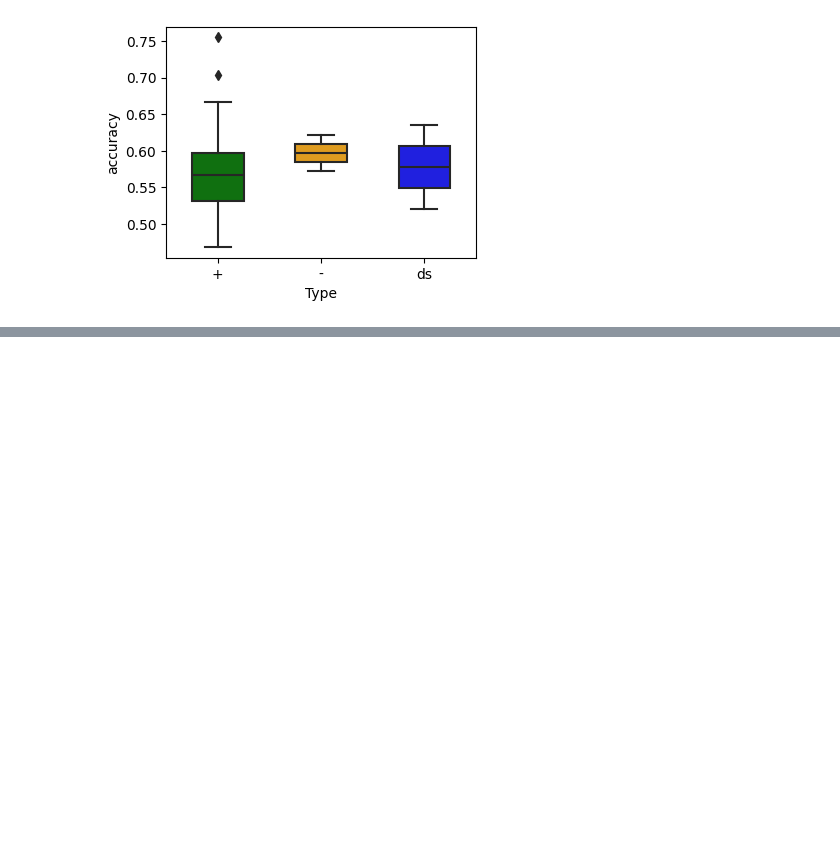
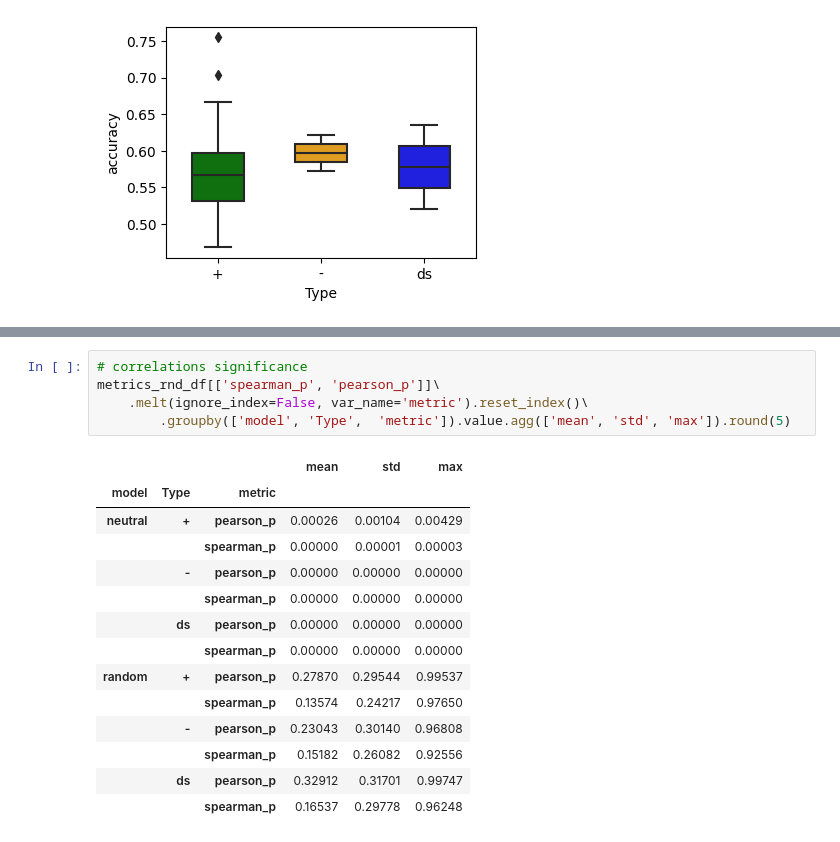
Before and after one commit to mitoclub/RNAViralMutSpec, a Jupyter notebook: viral_spectra/model_fit_workflow.ipynb, the cells around one changed output, grey strips where cells are left out. Cells and saved outputs as stored; diff of their text form; blank space fills up the shorter version.

```diff
--- a/viral_spectra/model_fit_workflow.ipynb
+++ b/viral_spectra/model_fit_workflow.ipynb
@@ -150,0 +216,20 @@ sns.boxplot(vir_fit.reset_index(), x='Type', y='accuracy',
+# %%
+# correlations significance
+metrics_rnd_df[['spearman_p', 'pearson_p']]\
+    .melt(ignore_index=False, var_name='metric').reset_index()\
+        .groupby(['model', 'Type',  'metric']).value.agg(['mean', 'std', 'max']).round(5)
+# %% [output]
+|  |  |  | mean | std | max |
+| model | Type | metric |  |  |  |
+| neutral | + | pearson_p | 0.00026 | 0.00104 | 0.00429 |
+|  |  | spearman_p | 0.00000 | 0.00001 | 0.00003 |
+|  | - | pearson_p | 0.00000 | 0.00000 | 0.00000 |
+|  |  | spearman_p | 0.00000 | 0.00000 | 0.00000 |
+|  | ds | pearson_p | 0.00000 | 0.00000 | 0.00000 |
+|  |  | spearman_p | 0.00000 | 0.00000 | 0.00000 |
+| random | + | pearson_p | 0.27870 | 0.29544 | 0.99537 |
+|  |  | spearman_p | 0.13574 | 0.24217 | 0.97650 |
+|  | - | pearson_p | 0.23043 | 0.30140 | 0.96808 |
+|  |  | spearman_p | 0.15182 | 0.26082 | 0.92556 |
+|  | ds | pearson_p | 0.32912 | 0.31701 | 0.99747 |
+|  |  | spearman_p | 0.16537 | 0.29778 | 0.96248 |
```
Also changed, not shown: parts of 6 cells of this notebook, 10 other files.
